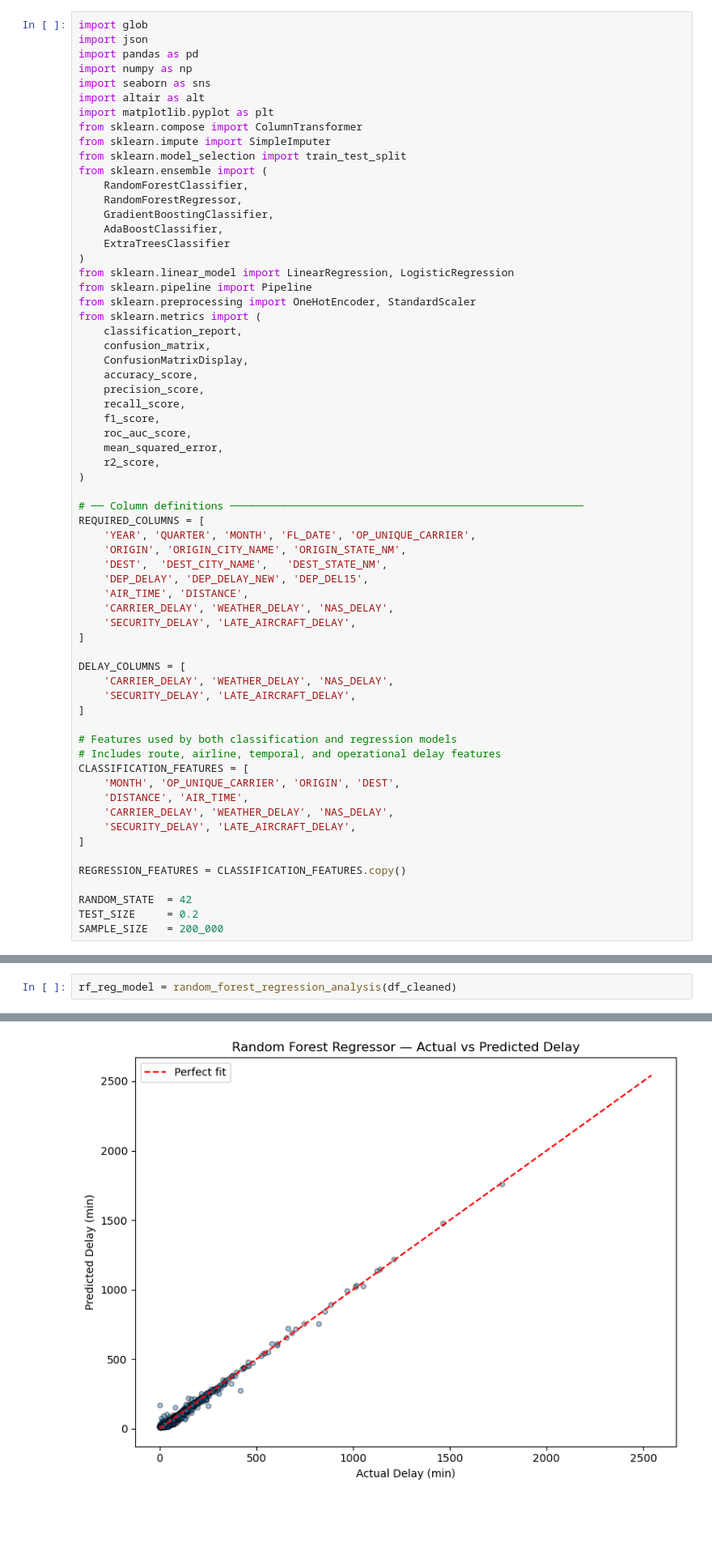
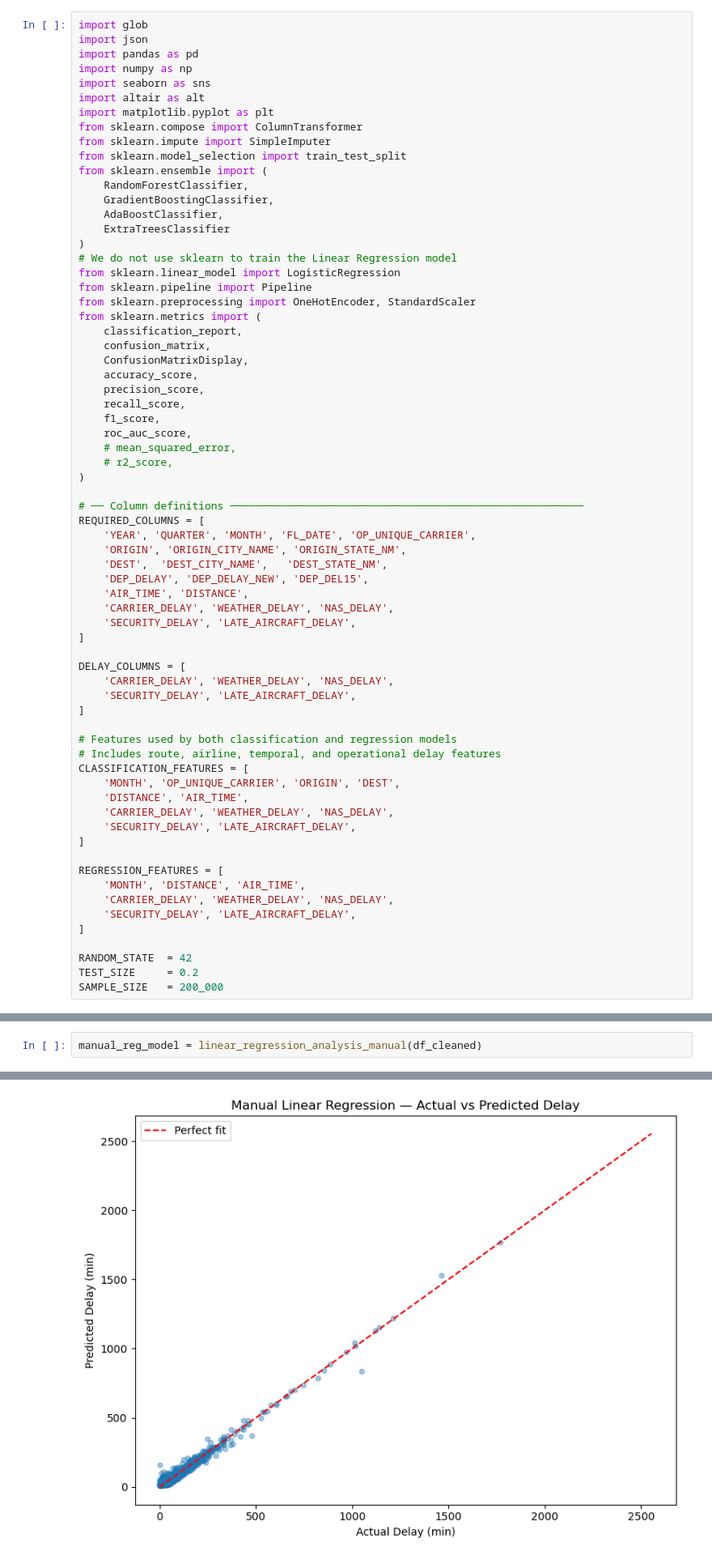
Before and after one commit to yp479-ry/final_project_XYZLW, a Jupyter notebook: Final_project_code/flight_delay_prediction.ipynb, the cells around one changed output, grey strips where cells are left out. Shown at 81% size. Drawn from its saved outputs; the diff is of its cells as text; blank space fills up the shorter version.

Commit message:
Make Liner Regression with no Lib

```diff
--- a/Final_project_code/flight_delay_prediction.ipynb
+++ b/Final_project_code/flight_delay_prediction.ipynb
@@ -46,12 +46,12 @@ from sklearn.impute import SimpleImputer
 from sklearn.model_selection import train_test_split
 from sklearn.ensemble import (
     RandomForestClassifier,
-    RandomForestRegressor,
     GradientBoostingClassifier,
     AdaBoostClassifier,
     ExtraTreesClassifier
 )
-from sklearn.linear_model import LinearRegression, LogisticRegression
+# We do not use sklearn to train the Linear Regression model
+from sklearn.linear_model import LogisticRegression
 from sklearn.pipeline import Pipeline
 from sklearn.preprocessing import OneHotEncoder, StandardScaler
 from sklearn.metrics import (
@@ -63,8 +63,8 @@ from sklearn.metrics import (
     recall_score,
     f1_score,
     roc_auc_score,
-    mean_squared_error,
-    r2_score,
+    # mean_squared_error,
+    # r2_score,
 )
 
 # ── Column definitions ────────────────────────────────────────────────────────
@@ -92,7 +92,11 @@ CLASSIFICATION_FEATURES = [
     'SECURITY_DELAY', 'LATE_AIRCRAFT_DELAY',
 ]
 
-REGRESSION_FEATURES = CLASSIFICATION_FEATURES.copy()
+REGRESSION_FEATURES = [
+    'MONTH', 'DISTANCE', 'AIR_TIME',
+    'CARRIER_DELAY', 'WEATHER_DELAY', 'NAS_DELAY',
+    'SECURITY_DELAY', 'LATE_AIRCRAFT_DELAY',
+]
 
 RANDOM_STATE  = 42
 TEST_SIZE     = 0.2
@@ -997,5 +1133,5 @@ Average Delay Likelihood by Airline (Gradient Boosting):
 **Task:** Predict delay duration in minutes (`DEP_DELAY_NEW`).
 **Metric:** RMSE and R²
 # %%
-rf_reg_model = random_forest_regression_analysis(df_cleaned)
+manual_reg_model = linear_regression_analysis_manual(df_cleaned)
 # %% [output]
@@ -1007 +1144 @@ Mean predicted delay: 77.74 minutes
-[figure, old version]
+[figure, new version]
```
Also changed, not shown: parts of 9 cells of this notebook, 3 other files.
